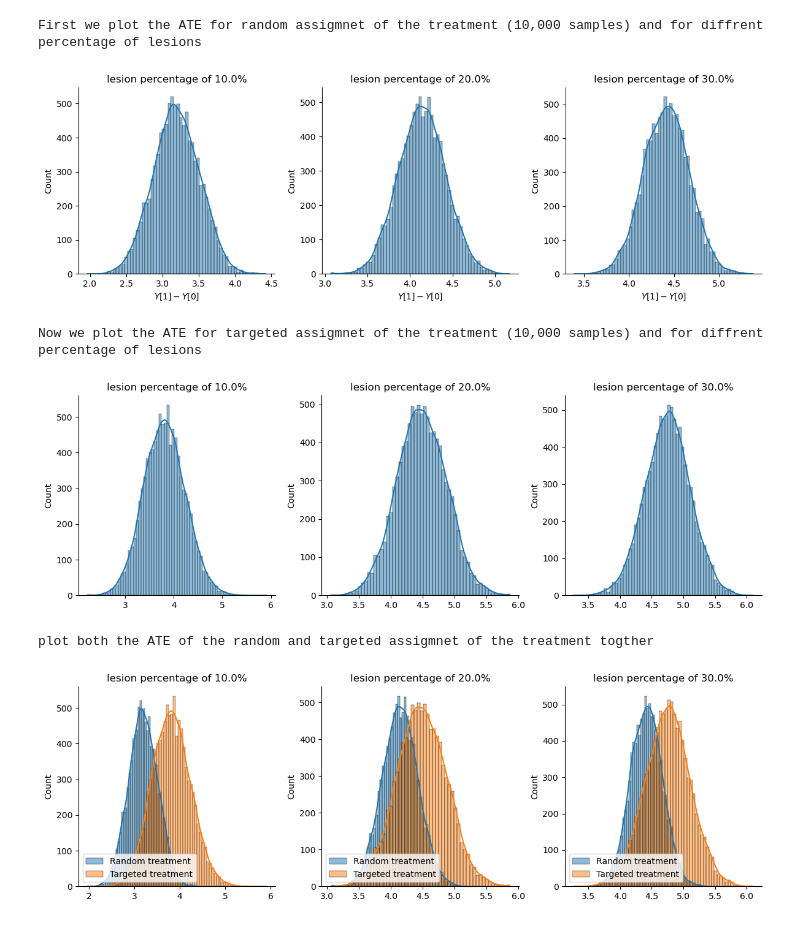
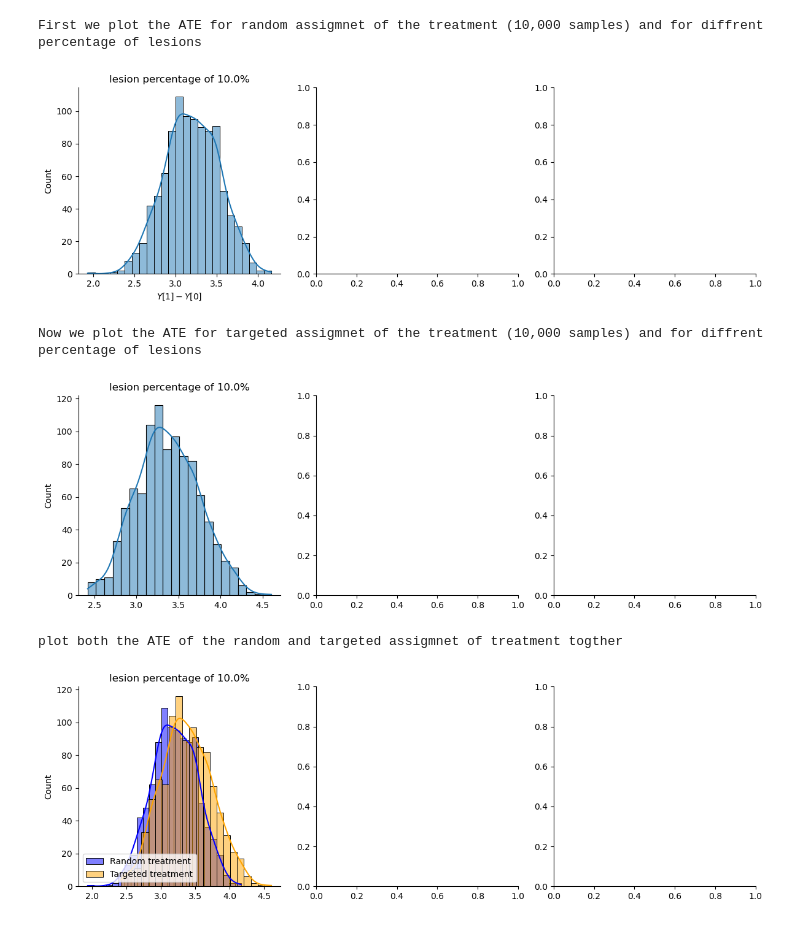
Before and after one commit to eliaturner/causalinference, a Jupyter notebook: ATE.ipynb, the cells around one changed output. Cells and saved outputs as stored; diff of their text form; code cells hidden in the pictures.

```diff
--- a/ATE.ipynb
+++ b/ATE.ipynb
@@ -13,16 +13,24 @@ from sklearn.preprocessing import StandardScaler
 # Sigmoid function
 def sigmoid(x):
     return 1 / (1 + np.exp(-x))
+
+
+def get_probs(df):
+    df['phi'] = df['phi'].map({'tanh': 0, 'relu': 1}) # transfer phi to cat variable
+#     p =  -1 + 1.0*df['phi'] + 0.5*df['g'] + 0.005*df['hidden']
+    p =  -1 + 1.0*df['phi'] + 0.5*df['g'] + 0.001*df['hidden']
+    probs_for_treatment = sigmoid(p)
+    return probs_for_treatment
 # %%
 print('First we plot the ATE for random assigmnet of the treatment (10,000 samples) and for diffrent percentage of lesions')
 
 fig,ax = plt.subplots(1,3,figsize=(12,4))
 
 ate_random_treatment = []
-for i,pr in enumerate([0.1,0.2,0.3]):
+for i,pr in enumerate([0.1]):
     data = pd.read_csv(f'data/results_{pr}_lesion.csv')
     x = []
-    for _ in range(10_000):
+    for _ in range(1000):
         t = np.random.randint(2,size=data.shape[0]).astype(bool)
         x.append(data[t].log_mse_lesion_activity.mean() - data[~t].log_mse_control.mean())
 
@@ -36,22 +44,20 @@ plt.tight_layout()
 plt.show()
 # %% [output]
 First we plot the ATE for random assigmnet of the treatment (10,000 samples) and for diffrent percentage of lesions
-[figure, old version]
+[figure, new version]
 # %%
 print('Now we plot the ATE for targeted assigmnet of the treatment (10,000 samples) and for diffrent percentage of lesions')
 
 fig,ax = plt.subplots(1,3,figsize=(12,4))
 
 ate_targted_treatment = []
-for i,pr in enumerate([0.1,0.2,0.3]):
+for i,pr in enumerate([0.1]):
     df = pd.read_csv(f'data/results_{pr}_lesion.csv')
 
-    df['phi'] = df['phi'].map({'tanh': 0, 'relu': 1}) # transfer phi to cat variable
-    p =  -1 + -2*df['phi'] + 0.5*df['g'] + 0.005*df['hidden']
-    probs_for_treatment = sigmoid(p)
+    probs_for_treatment = get_probs(df)
 
     x = []
-    for _ in range(10_000):
+    for _ in range(1000):
         treatment_assignment = np.array([np.random.choice(a=[0,1],p=[1-probs_for_treatment[ii],probs_for_treatment[ii]]) for ii in range(df.shape[0])])
         outcome_based_on_treatment = np.array([df.log_mse_control[ii] if treatment_assignment[ii]==0 else df.log_mse_lesion_activity[ii] for ii in range(df.shape[0])] )
         reduce_df = df[['hidden','g','phi']].copy()
@@ -70,21 +76,21 @@ plt.tight_layout()
 plt.show()
 # %% [output]
 Now we plot the ATE for targeted assigmnet of the treatment (10,000 samples) and for diffrent percentage of lesions
-[figure, old version]
+[figure, new version]
 # %%
 print('plot both the ATE of the random and targeted assigmnet of treatment togther')
 
 fig,ax = plt.subplots(1,3,figsize=(12,4))
 
-for i,pr in enumerate([0.1,0.2,0.3]):
+for i,pr in enumerate([0.1]):
     ax[i].set_title(f'lesion percentage of {pr*100}%')
-    sns.histplot(ax=ax[i],data=ate_random_treatment[i], kde=True,label='Random treatment')
-    sns.histplot(ax=ax[i],data=ate_targted_treatment[i],kde=True,label='Targeted treatment')
+    sns.histplot(ax=ax[i],data=ate_random_treatment[i], kde=True,label='Random treatment', color='blue')
+    sns.histplot(ax=ax[i],data=ate_targted_treatment[i],kde=True,label='Targeted treatment', color='orange')
     ax[i].legend(loc='lower left')
 sns.despine()
 plt.tight_layout()
 plt.show()
 # %% [output]
-plot both the ATE of the random and targeted assigmnet of the treatment togther
+plot both the ATE of the random and targeted assigmnet of treatment togther
-[figure, old version]
+[figure, new version]
 # %%
```
Also changed, not shown: parts of 8 cells of this notebook.
